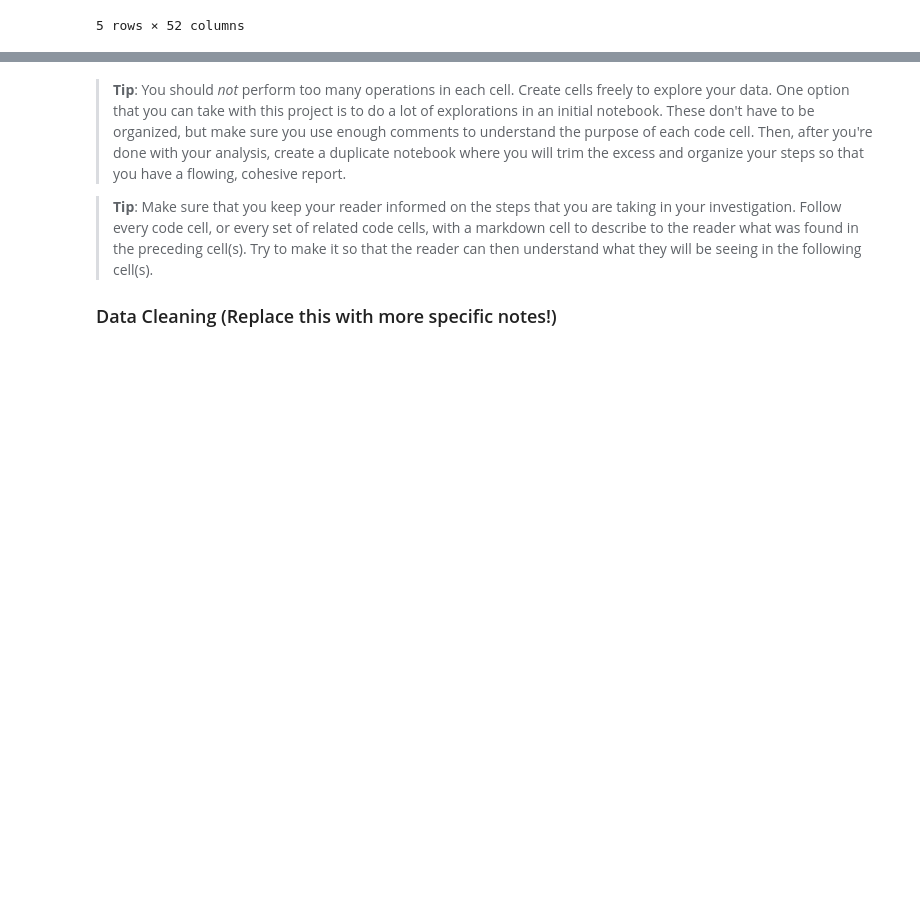
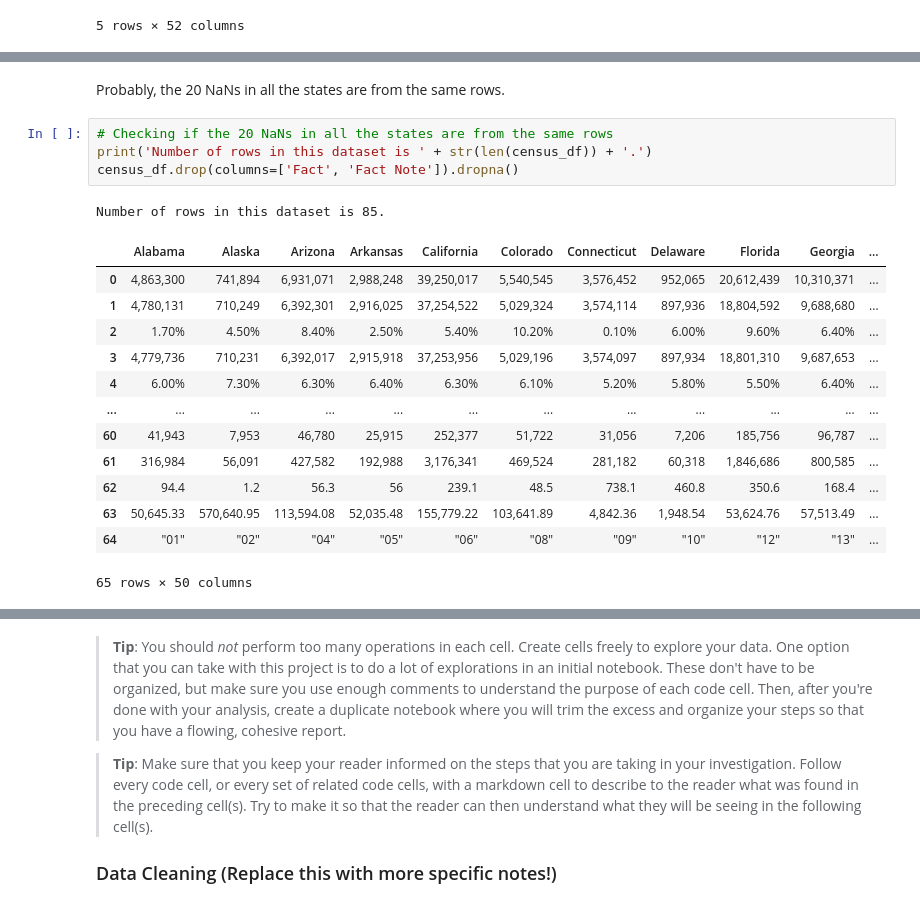
Before and after one commit to ZeyadSabbah/FirearmsUSA, a Jupyter notebook: FirarmsUSAnalysis.ipynb, the cells around one changed output, grey strips where cells are left out. Saved outputs shown, nothing was run; the diff lists cells and outputs as text; blank space fills up the shorter version.

```diff
--- a/FirarmsUSAnalysis.ipynb
+++ b/FirarmsUSAnalysis.ipynb
@@ -93 +172,22 @@ census_df.head()
+# %% [markdown]
+Probably, the 20 NaNs in all the states are from the same rows.
+# %%
+# Checking if the 20 NaNs in all the states are from the same rows
+print('Number of rows in this dataset is ' + str(len(census_df)) + '.')
+census_df.drop(columns=['Fact', 'Fact Note']).dropna()
+# %% [output]
+Number of rows in this dataset is 85.
+|  | Alabama | Alaska | Arizona | Arkansas | California | Colorado | Connecticut | Delaware | Florida | Georgia | ... |
+| 0 | 4,863,300 | 741,894 | 6,931,071 | 2,988,248 | 39,250,017 | 5,540,545 | 3,576,452 | 952,065 | 20,612,439 | 10,310,371 | ... |
+| 1 | 4,780,131 | 710,249 | 6,392,301 | 2,916,025 | 37,254,522 | 5,029,324 | 3,574,114 | 897,936 | 18,804,592 | 9,688,680 | ... |
+| 2 | 1.70% | 4.50% | 8.40% | 2.50% | 5.40% | 10.20% | 0.10% | 6.00% | 9.60% | 6.40% | ... |
+| 3 | 4,779,736 | 710,231 | 6,392,017 | 2,915,918 | 37,253,956 | 5,029,196 | 3,574,097 | 897,934 | 18,801,310 | 9,687,653 | ... |
+| 4 | 6.00% | 7.30% | 6.30% | 6.40% | 6.30% | 6.10% | 5.20% | 5.80% | 5.50% | 6.40% | ... |
+| ... | ... | ... | ... | ... | ... | ... | ... | ... | ... | ... | ... |
+| 60 | 41,943 | 7,953 | 46,780 | 25,915 | 252,377 | 51,722 | 31,056 | 7,206 | 185,756 | 96,787 | ... |
+| 61 | 316,984 | 56,091 | 427,582 | 192,988 | 3,176,341 | 469,524 | 281,182 | 60,318 | 1,846,686 | 800,585 | ... |
+| 62 | 94.4 | 1.2 | 56.3 | 56 | 239.1 | 48.5 | 738.1 | 460.8 | 350.6 | 168.4 | ... |
+| 63 | 50,645.33 | 570,640.95 | 113,594.08 | 52,035.48 | 155,779.22 | 103,641.89 | 4,842.36 | 1,948.54 | 53,624.76 | 57,513.49 | ... |
+| 64 | "01" | "02" | "04" | "05" | "06" | "08" | "09" | "10" | "12" | "13" | ... |
+65 rows × 50 columns
 # %%
```
Also changed, not shown: parts of 16 cells of this notebook.
